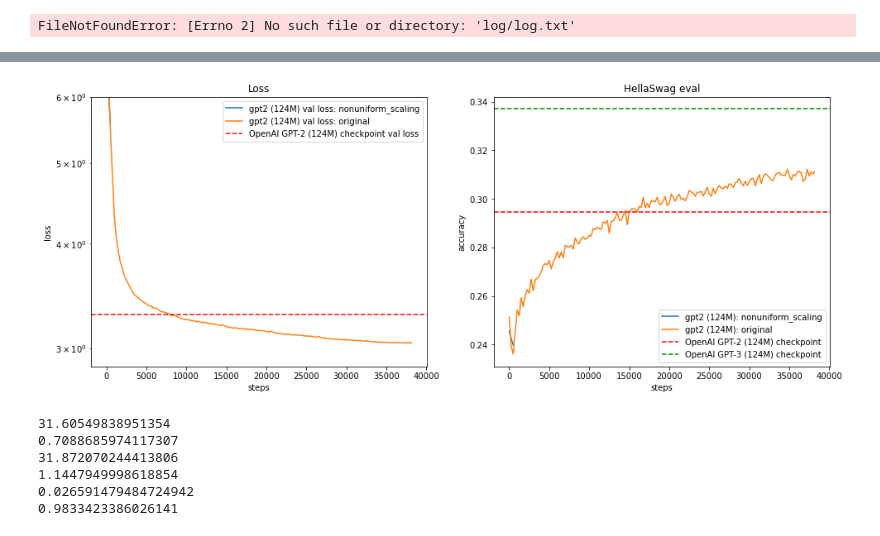
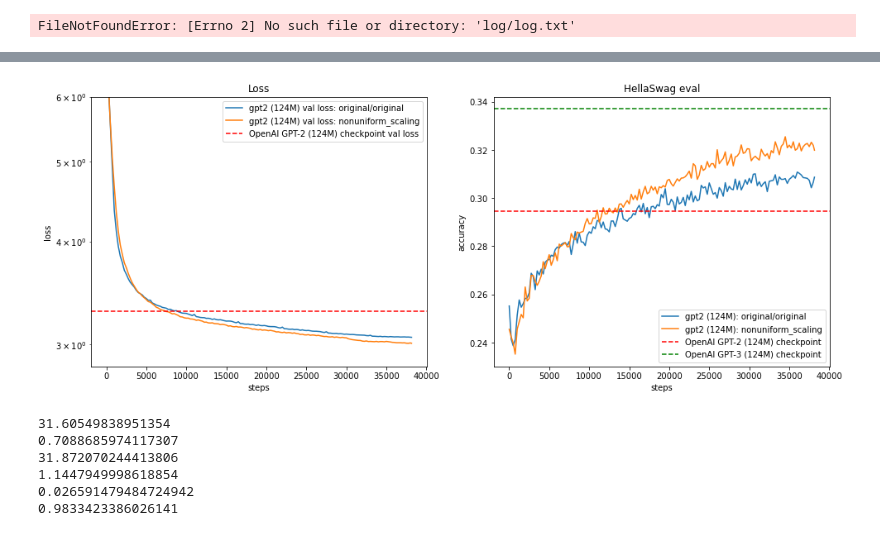
Before and after one commit to ajherman/build-nanogpt, a Jupyter notebook: play.ipynb, the cells around one changed output, grey strips where cells are left out. Saved outputs shown, nothing was run; the diff lists cells and outputs as text; code cells hidden in the pictures.

```diff
--- a/play.ipynb
+++ b/play.ipynb
@@ -296,7 +296,7 @@ plt.figure(figsize=(16, 6))
 plt.subplot(121)
 
 # names = ['original','mlp_renormalize','sphere','full_sphere','mlp_renormalize_sphere']#,'rmsnorm','nobias','renormalize','noskip','renormalize_only','renormalize_noskip']
-names = ['original','nonuniform_scaling']
+names = ['original/original','original','nonuniform_scaling']
 
 for idx,name in enumerate(names):
 
@@ -369,4 +369,4 @@ Max Hellaswag eval: 0.3122
-[figure, old version]
+[figure, new version]
 # %%
 # How to make an MLP that approximately rotates...
 
```
Also changed, not shown: parts of 1 cell of this notebook, 3 other files.
